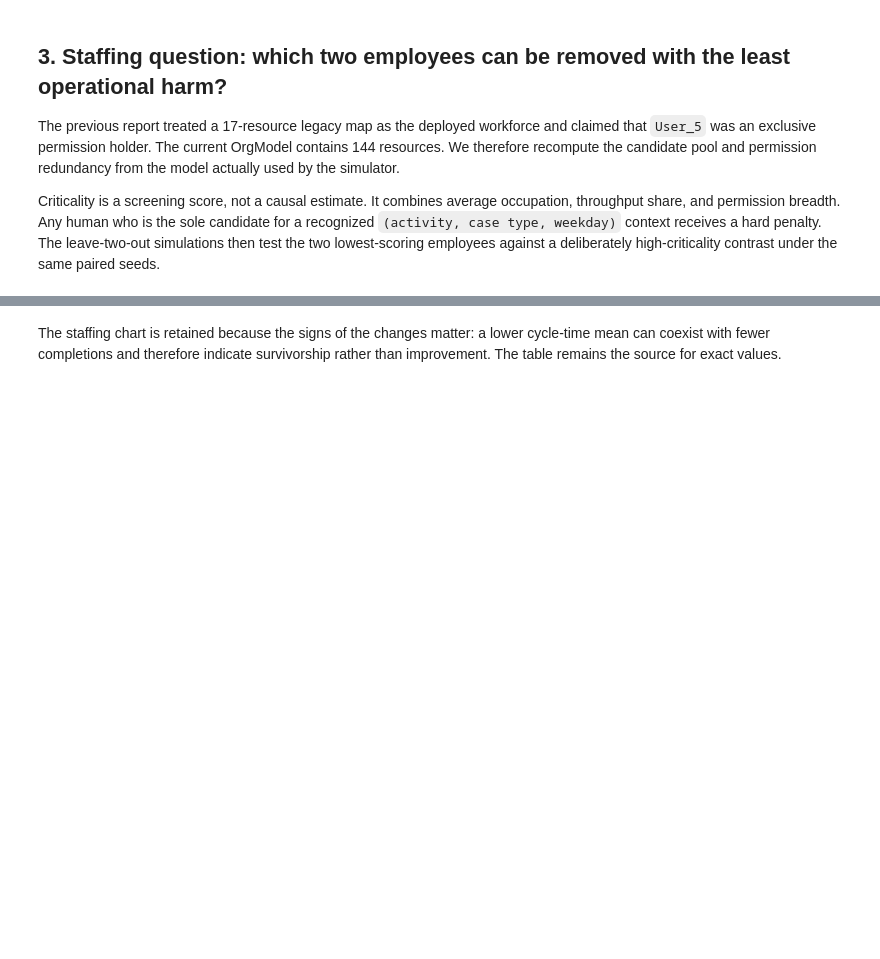
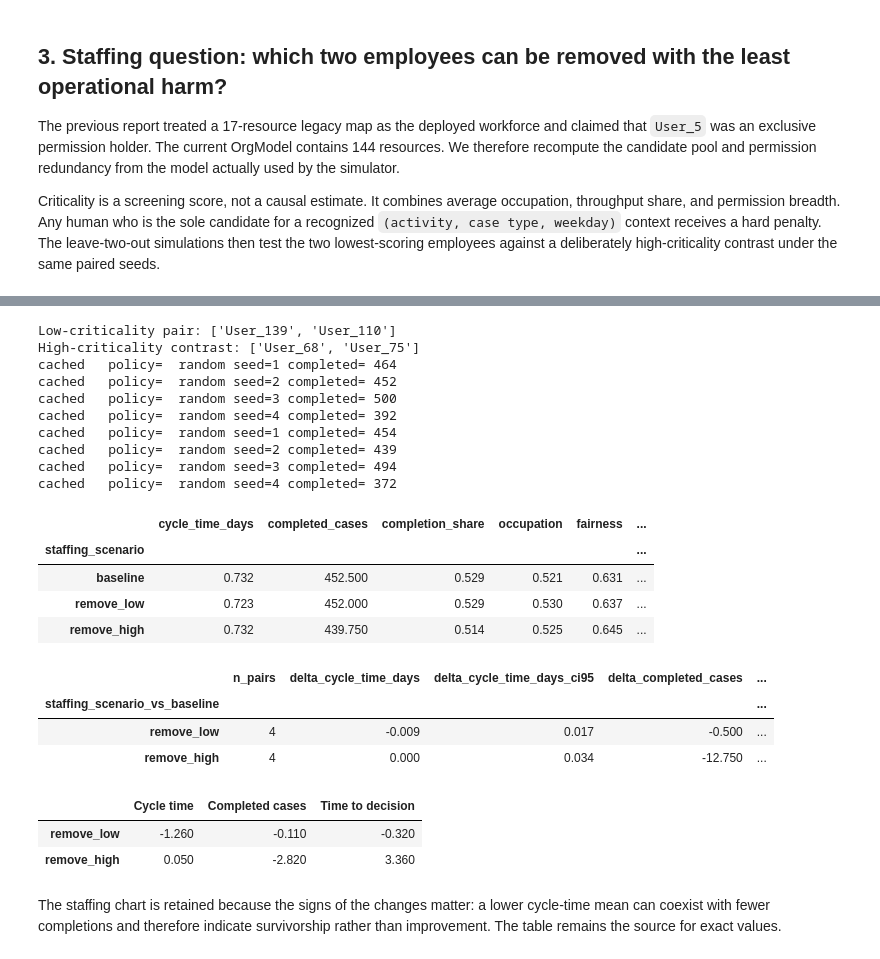
Before and after one commit to ophdn/bpic17-process-mining-group-assignment, a Jupyter notebook: notebooks/04_evaluation.ipynb, the cells around one changed output, grey strips where cells are left out. Saved outputs shown, nothing was run; the diff lists cells and outputs as text; code cells hidden in the pictures; blank space fills up the shorter version.

Commit message:
results(evaluation): record active policy and staffing study

```diff
--- a/notebooks/04_evaluation.ipynb
+++ b/notebooks/04_evaluation.ipynb
@@ -348,35 +413,79 @@ remove_high = list(criticality.index[-2:])
 print("Low-criticality pair:", remove_low)
 print("High-criticality contrast:", remove_high)
 
 staffing_runs = {
     "baseline": base_runs,
     "remove_low": [
         run_and_measure(
             "random", seed, excluded=set(remove_low),
             resource_subset=human_resources - set(remove_low), cache_key="remove_low",
         )
         for seed in SEEDS
     ],
     "remove_high": [
         run_and_measure(
             "random", seed, excluded=set(remove_high),
             resource_subset=human_resources - set(remove_high), cache_key="remove_high",
         )
         for seed in SEEDS
     ],
 }
 
 staffing_summary, staffing_run_metrics = summarize([
     {**run["row"], "staffing_scenario": scenario}
     for scenario, runs in staffing_runs.items()
     for run in runs
 ], group="staffing_scenario")
 staffing_run_metrics.to_csv(RESULT_DIR / "staffing_run_metrics.csv", index=False)
 staffing_summary.to_csv(RESULT_DIR / "staffing_summary.csv")
-staffing_summary[[
+display(staffing_summary[[
     "cycle_time_days", "completed_cases", "completion_share", "occupation",
     "fairness", "time_to_decision_days", "decision_reach_share",
-]].round(3)
+]].round(3))
+
+staffing_delta_records = []
+staffing_base = staffing_run_metrics[
+    staffing_run_metrics["staffing_scenario"] == "baseline"
+].set_index("seed")
+for scenario in ["remove_low", "remove_high"]:
+    other = staffing_run_metrics[
+        staffing_run_metrics["staffing_scenario"] == scenario
+    ].set_index("seed")
+    common = staffing_base.index.intersection(other.index)
+    record = {"staffing_scenario_vs_baseline": scenario, "n_pairs": len(common)}
+    for metric in [
+        "cycle_time_days", "completed_cases", "occupation", "fairness",
+        "time_to_decision_days", "decision_reach_share",
+    ]:
+        delta = other.loc[common, metric] - staffing_base.loc[common, metric]
+        record[f"delta_{metric}"] = delta.mean()
+        record[f"delta_{metric}_ci95"] = ci95(delta)
+    staffing_delta_records.append(record)
+staffing_paired_deltas = pd.DataFrame(staffing_delta_records).set_index(
+    "staffing_scenario_vs_baseline"
+)
+staffing_paired_deltas.to_csv(RESULT_DIR / "staffing_paired_deltas.csv")
+staffing_paired_deltas.round(3)
+# %% [output]
+Low-criticality pair: ['User_139', 'User_110']
+High-criticality contrast: ['User_68', 'User_75']
+cached   policy=  random seed=1 completed= 464
+cached   policy=  random seed=2 completed= 452
+cached   policy=  random seed=3 completed= 500
+cached   policy=  random seed=4 completed= 392
+cached   policy=  random seed=1 completed= 454
+cached   policy=  random seed=2 completed= 439
+cached   policy=  random seed=3 completed= 494
+cached   policy=  random seed=4 completed= 372
+|  | cycle_time_days | completed_cases | completion_share | occupation | fairness | ... |
+| staffing_scenario |  |  |  |  |  | ... |
+| baseline | 0.732 | 452.500 | 0.529 | 0.521 | 0.631 | ... |
+| remove_low | 0.723 | 452.000 | 0.529 | 0.530 | 0.637 | ... |
+| remove_high | 0.732 | 439.750 | 0.514 | 0.525 | 0.645 | ... |
+|  | n_pairs | delta_cycle_time_days | delta_cycle_time_days_ci95 | delta_completed_cases | ... |
+| staffing_scenario_vs_baseline |  |  |  |  | ... |
+| remove_low | 4 | -0.009 | 0.017 | -0.500 | ... |
+| remove_high | 4 | 0.000 | 0.034 | -12.750 | ... |
 # %%
 baseline = staffing_summary.loc["baseline"]
 impact = pd.DataFrame({
@@ -389,6 +498,10 @@ impact = pd.DataFrame({
 }).T
 impact.to_csv(RESULT_DIR / "staffing_relative_impact.csv")
 impact.round(2)
+# %% [output]
+|  | Cycle time | Completed cases | Time to decision |
+| remove_low | -1.260 | -0.110 | -0.320 |
+| remove_high | 0.050 | -2.820 | 3.360 |
 # %% [markdown]
 The staffing chart is retained because the signs of the changes matter: a lower cycle-time mean can coexist with fewer completions and therefore indicate survivorship rather than improvement. The table remains the source for exact values.
 # %%
```
Also changed, not shown: parts of 8 cells of this notebook, 25 other files.
